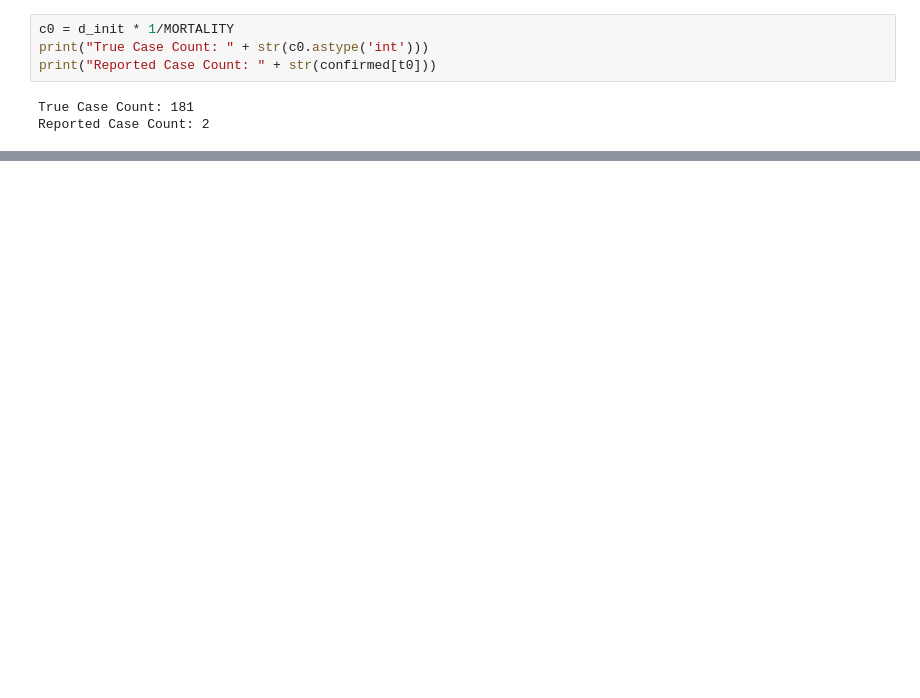
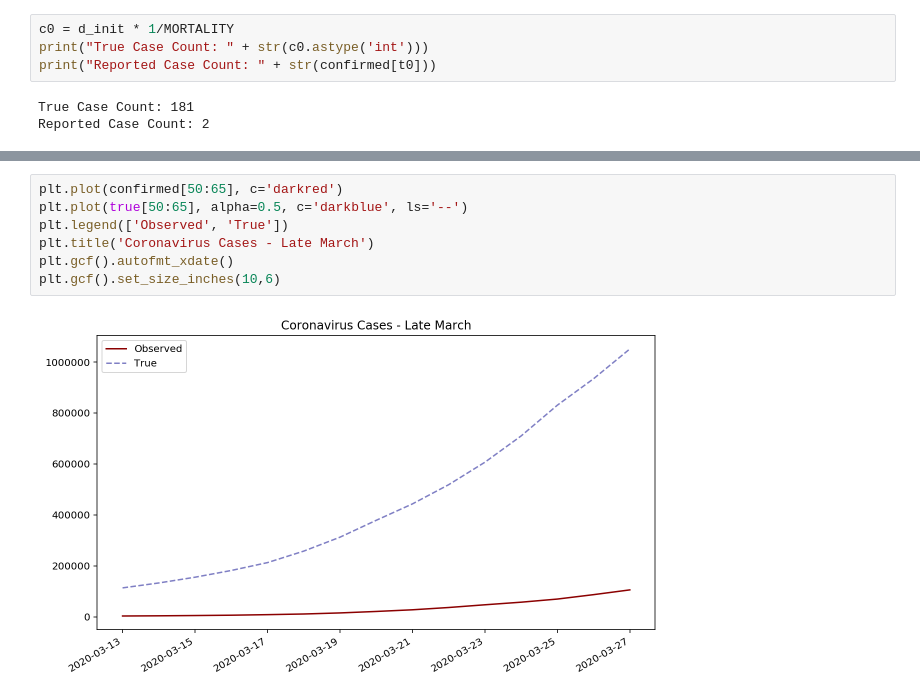
Before and after one commit to KartikChugh/COVID-Case-Estimation, a Jupyter notebook: covid-notebook.ipynb, the cells around one changed output, grey strips where cells are left out. Cells and saved outputs as stored; diff of their text form; blank space fills up the shorter version.

```diff
--- a/covid-notebook.ipynb
+++ b/covid-notebook.ipynb
@@ -191,0 +165,9 @@ df.plot()
+# %%
+plt.plot(confirmed[50:65], c='darkred')
+plt.plot(true[50:65], alpha=0.5, c='darkblue', ls='--')
+plt.legend(['Observed', 'True'])
+plt.title('Coronavirus Cases - Late March')
+plt.gcf().autofmt_xdate()
+plt.gcf().set_size_inches(10,6)
+# %% [output]
+[figure, added]
```
Also changed, not shown: parts of 16 cells of this notebook.
